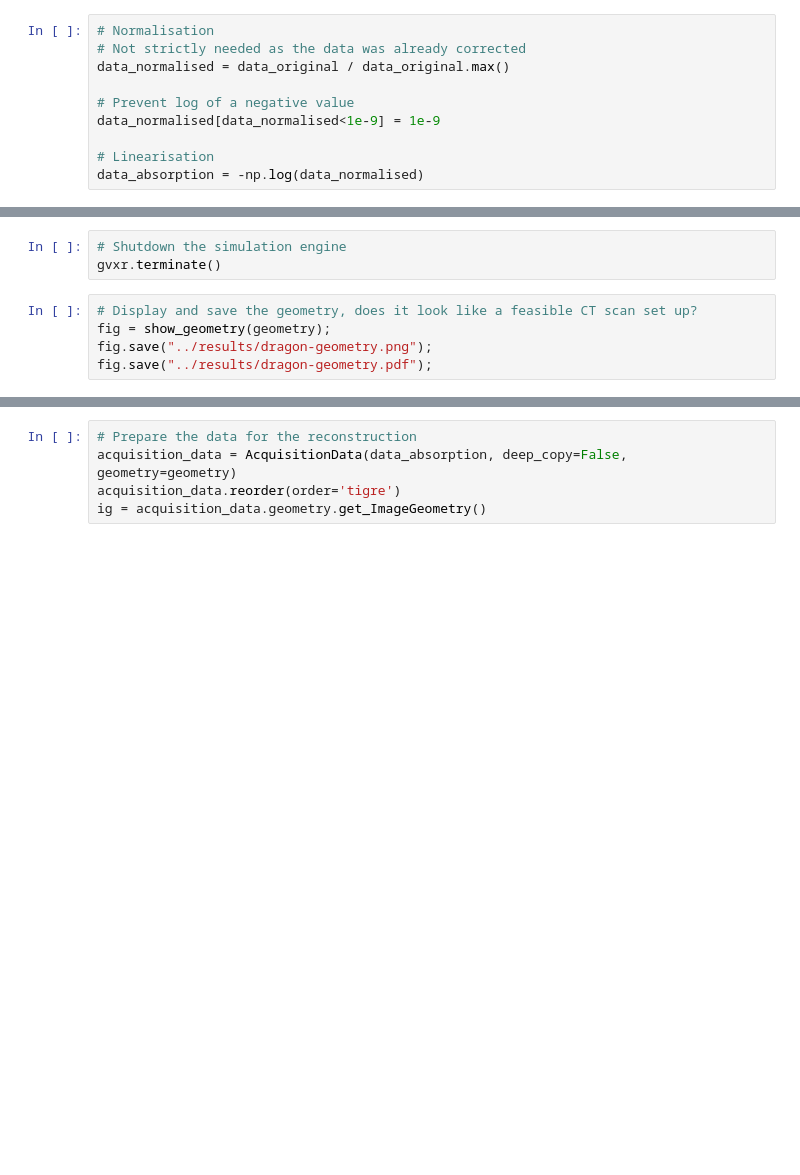
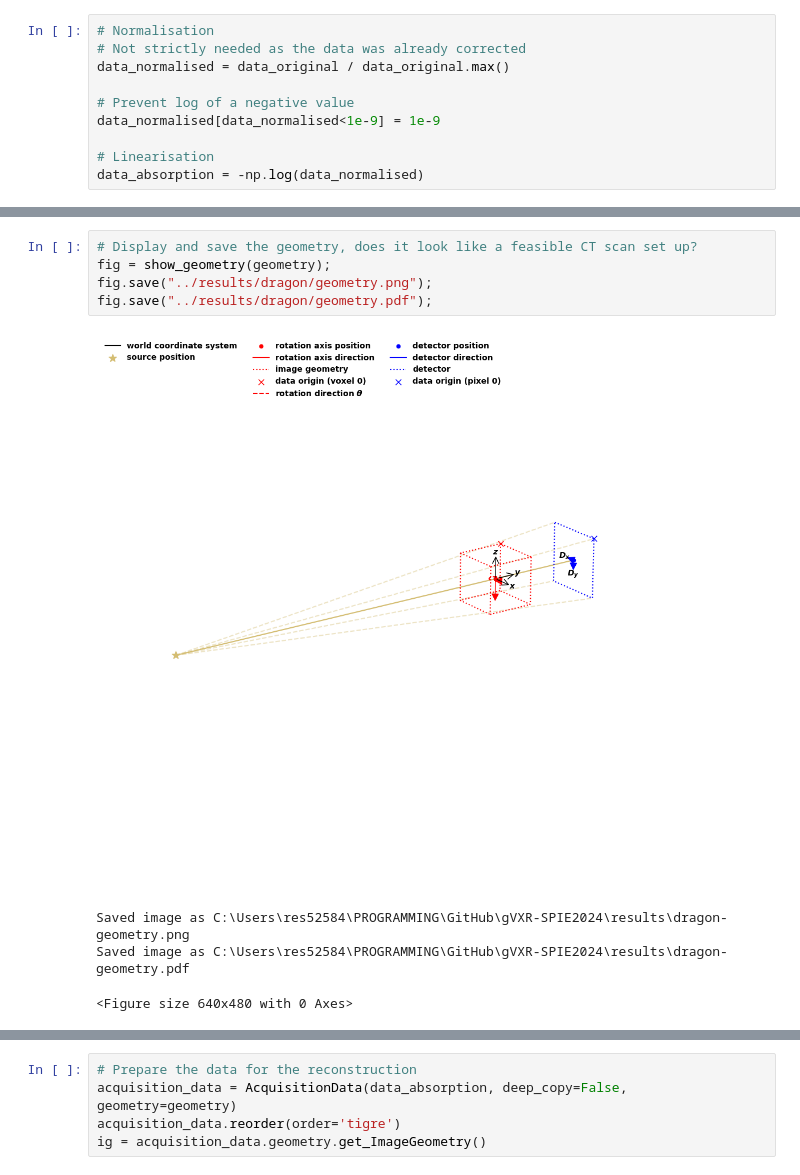
Before and after one commit to TomographicImaging/gVXR-SPIE2024, a Jupyter notebook: code/dragon-without-JSON.ipynb, the cells around one changed output, grey strips where cells are left out. Cells and saved outputs as stored; diff of their text form; blank space fills up the shorter version.

Commit message:
Create a sub-directory to save the results.

```diff
--- a/code/dragon-without-JSON.ipynb
+++ b/code/dragon-without-JSON.ipynb
@@ -314,11 +352,13 @@ geometry.set_panel(gvxr.getDetectorNumberOfPixels(), gvxr.getDetectorPixelSpacin
-# %%
-# Shutdown the simulation engine
-gvxr.terminate()
 # %%
 # Display and save the geometry, does it look like a feasible CT scan set up?
 fig = show_geometry(geometry);
-fig.save("../results/dragon-geometry.png");
-fig.save("../results/dragon-geometry.pdf");
+fig.save("../results/dragon/geometry.png");
+fig.save("../results/dragon/geometry.pdf");
+# %% [output]
+[figure, added]
+Saved image as C:\Users\res52584\PROGRAMMING\GitHub\gVXR-SPIE2024\results\dragon-geometry.png
+Saved image as C:\Users\res52584\PROGRAMMING\GitHub\gVXR-SPIE2024\results\dragon-geometry.pdf
+<Figure size 640x480 with 0 Axes>
 # %%
 # Print details of the scanning geometry
 print(geometry)
```
Also changed, not shown: parts of 26 cells of this notebook, 9 other files.
